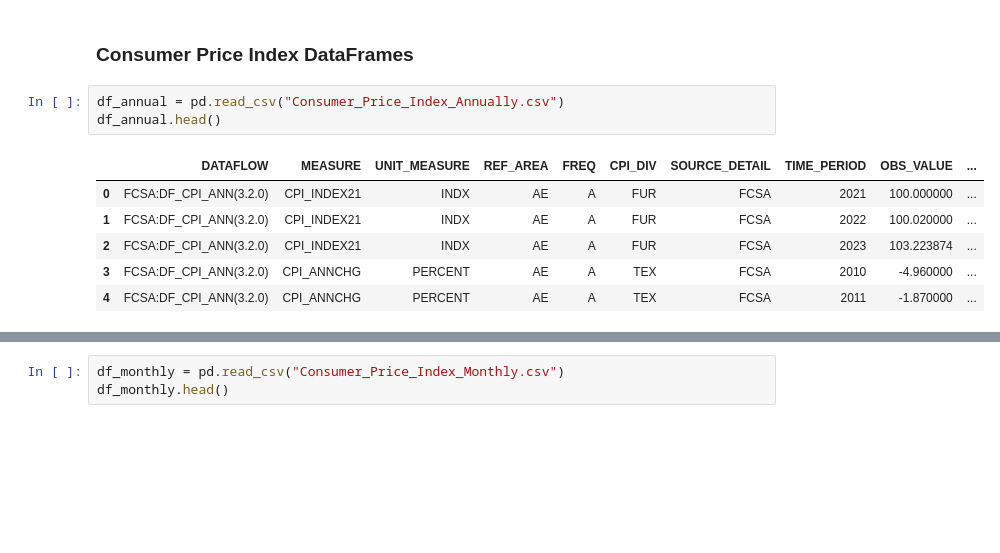
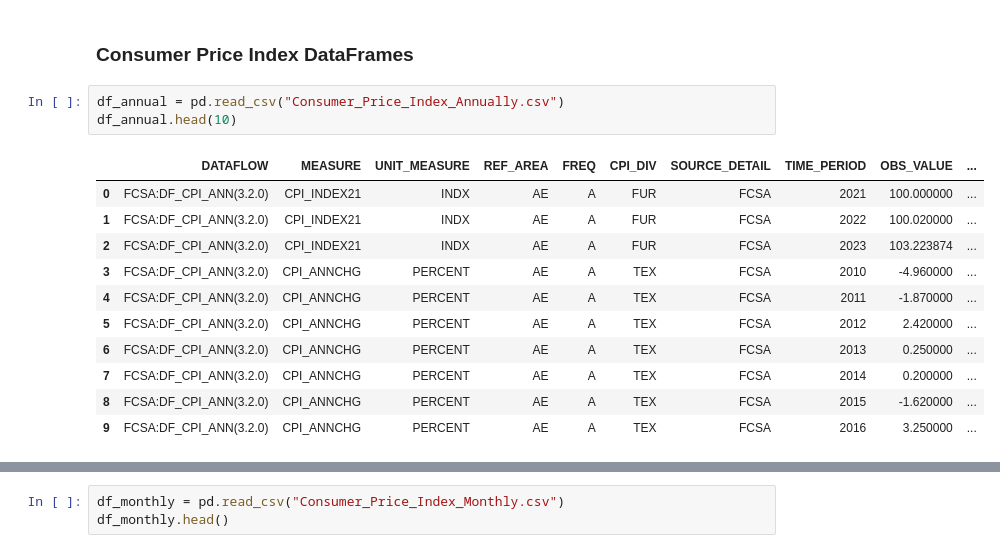
Before and after one commit to BubblyOrca/OCEAN_Desights_AI, a Jupyter notebook: Dubai_Real_Estate/Datasets/Dubai_Real_Estate.ipynb, the cells around one changed output, grey strips where cells are left out. Cells and saved outputs as stored; diff of their text form; blank space fills up the shorter version.

```diff
--- a/Dubai_Real_Estate/Datasets/Dubai_Real_Estate.ipynb
+++ b/Dubai_Real_Estate/Datasets/Dubai_Real_Estate.ipynb
@@ -21,11 +23,16 @@ os.chdir("Consumer Price Index")
 ### Consumer Price Index DataFrames
 # %%
 df_annual = pd.read_csv("Consumer_Price_Index_Annually.csv")
-df_annual.head()
+df_annual.head(10)
 # %% [output]
 |  | DATAFLOW | MEASURE | UNIT_MEASURE | REF_AREA | FREQ | CPI_DIV | SOURCE_DETAIL | TIME_PERIOD | OBS_VALUE | ... |
 | 0 | FCSA:DF_CPI_ANN(3.2.0) | CPI_INDEX21 | INDX | AE | A | FUR | FCSA | 2021 | 100.000000 | ... |
 | 1 | FCSA:DF_CPI_ANN(3.2.0) | CPI_INDEX21 | INDX | AE | A | FUR | FCSA | 2022 | 100.020000 | ... |
 | 2 | FCSA:DF_CPI_ANN(3.2.0) | CPI_INDEX21 | INDX | AE | A | FUR | FCSA | 2023 | 103.223874 | ... |
 | 3 | FCSA:DF_CPI_ANN(3.2.0) | CPI_ANNCHG | PERCENT | AE | A | TEX | FCSA | 2010 | -4.960000 | ... |
 | 4 | FCSA:DF_CPI_ANN(3.2.0) | CPI_ANNCHG | PERCENT | AE | A | TEX | FCSA | 2011 | -1.870000 | ... |
+| 5 | FCSA:DF_CPI_ANN(3.2.0) | CPI_ANNCHG | PERCENT | AE | A | TEX | FCSA | 2012 | 2.420000 | ... |
+| 6 | FCSA:DF_CPI_ANN(3.2.0) | CPI_ANNCHG | PERCENT | AE | A | TEX | FCSA | 2013 | 0.250000 | ... |
+| 7 | FCSA:DF_CPI_ANN(3.2.0) | CPI_ANNCHG | PERCENT | AE | A | TEX | FCSA | 2014 | 0.200000 | ... |
+| 8 | FCSA:DF_CPI_ANN(3.2.0) | CPI_ANNCHG | PERCENT | AE | A | TEX | FCSA | 2015 | -1.620000 | ... |
+| 9 | FCSA:DF_CPI_ANN(3.2.0) | CPI_ANNCHG | PERCENT | AE | A | TEX | FCSA | 2016 | 3.250000 | ... |
```
Also changed, not shown: parts of 8 cells of this notebook.
